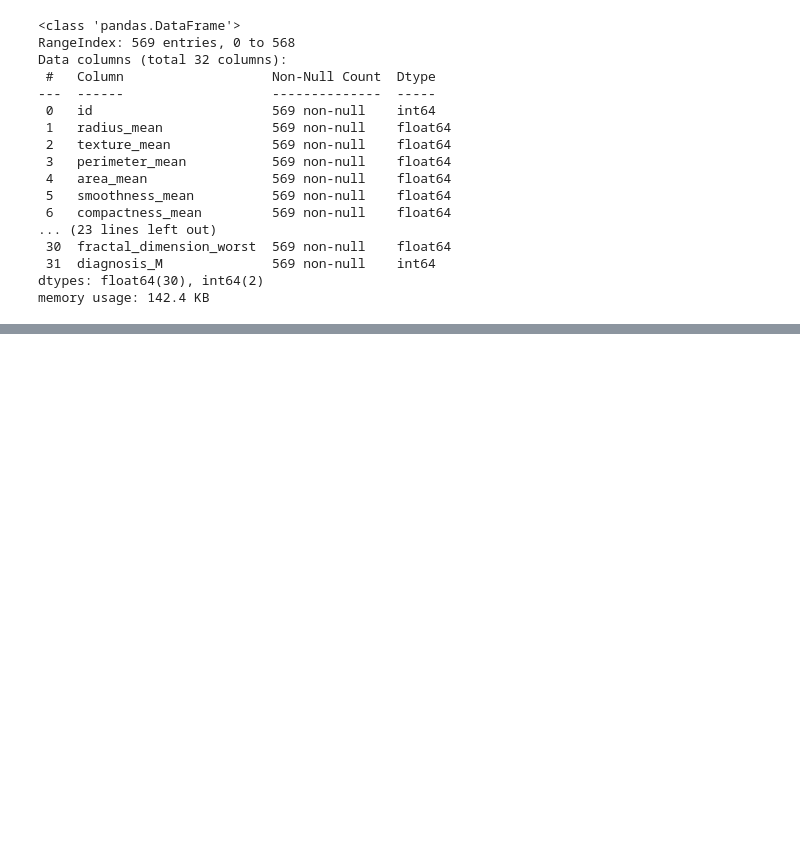
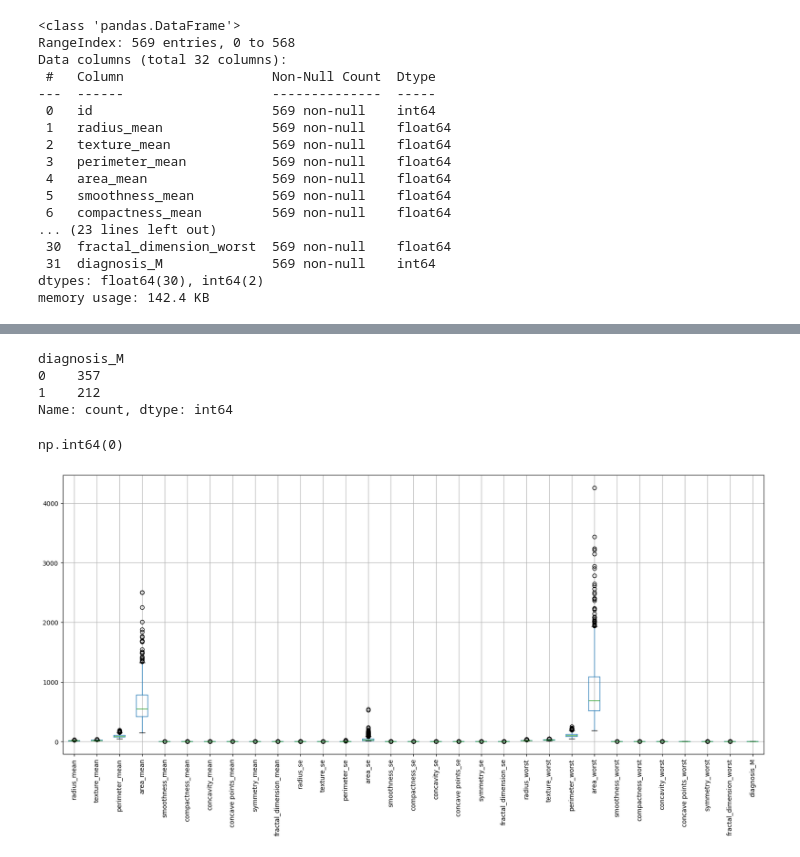
Before and after one commit to ganeshrayphale/Machine_Learning, a Jupyter notebook: KNN/Cancer_DataCleaning.ipynb, the cells around one changed output, grey strips where cells are left out. Drawn from its saved outputs; the diff is of its cells as text; code cells hidden in the pictures; blank space fills up the shorter version.

```diff
--- a/KNN/Cancer_DataCleaning.ipynb
+++ b/KNN/Cancer_DataCleaning.ipynb
@@ -79,0 +98,2 @@ df.info()
+# %%
+df.drop(columns=["id"], inplace=True)
@@ -79,0 +144,19 @@ df.info()
+# %%
+df['diagnosis_M'].value_counts()
+# %% [output]
+diagnosis_M
+0    357
+1    212
+Name: count, dtype: int64
+# %%
+df.isnull().sum().sum()
+# %% [output]
+np.int64(0)
+# %%
+import matplotlib.pyplot as plt
+
+df.boxplot(figsize=(20,8))
+plt.xticks(rotation=90)
+plt.show()
+# %% [output]
+[figure, added]
```
Also changed, not shown: parts of 6 cells of this notebook, 1 other file.
